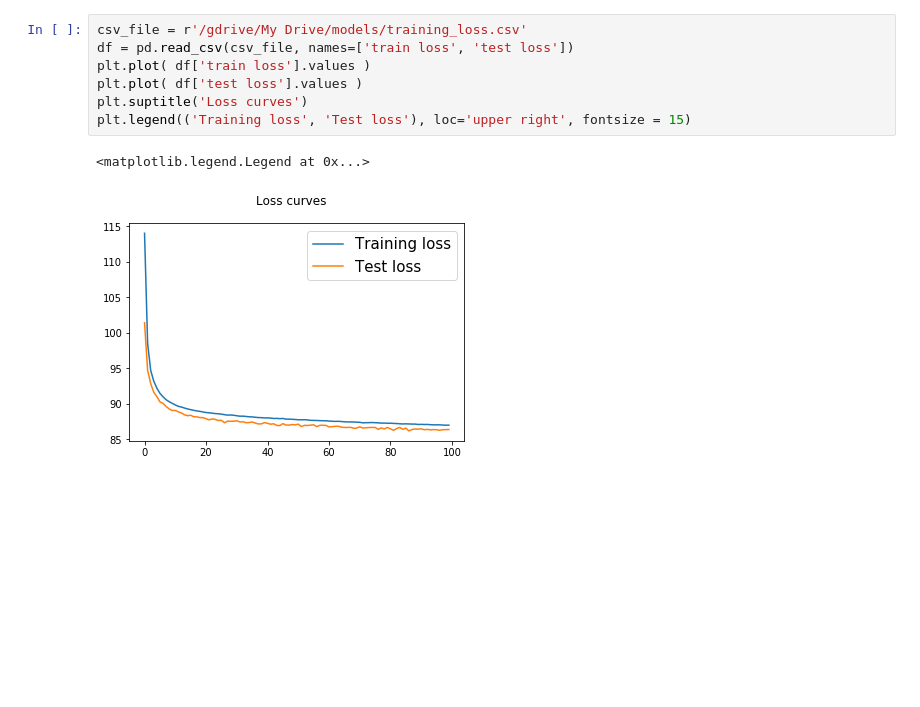
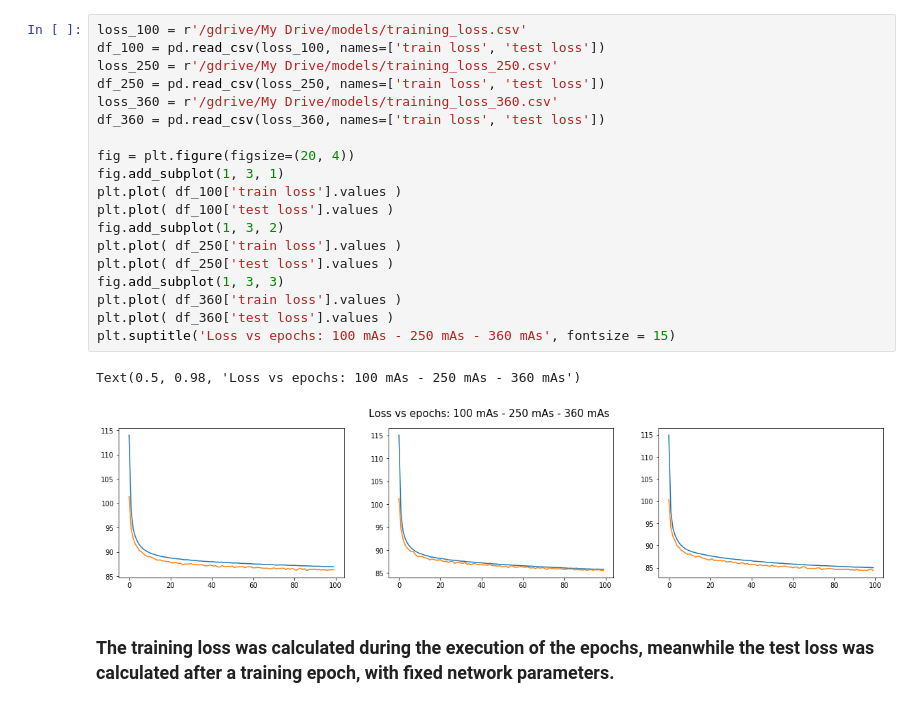
Before and after one commit to juanigp/CT-denoising, a Jupyter notebook: Training_results.ipynb, the cells around one changed output. Saved outputs shown, nothing was run; the diff lists cells and outputs as text; blank space fills up the shorter version.

```diff
--- a/Training_results.ipynb
+++ b/Training_results.ipynb
@@ -16,10 +40,24 @@ Mounted at /gdrive
-# %%
-csv_file = r'/gdrive/My Drive/models/training_loss.csv'
-df = pd.read_csv(csv_file, names=['train loss', 'test loss'])
-plt.plot( df['train loss'].values )
-plt.plot( df['test loss'].values )
-plt.suptitle('Loss curves')
-plt.legend(('Training loss', 'Test loss'), loc='upper right', fontsize = 15)
-# %% [output]
-<matplotlib.legend.Legend at 0x...>
-[figure, removed]
+# %%
+loss_100 = r'/gdrive/My Drive/models/training_loss.csv'
+df_100 = pd.read_csv(loss_100, names=['train loss', 'test loss'])
+loss_250 = r'/gdrive/My Drive/models/training_loss_250.csv'
+df_250 = pd.read_csv(loss_250, names=['train loss', 'test loss'])
+loss_360 = r'/gdrive/My Drive/models/training_loss_360.csv'
+df_360 = pd.read_csv(loss_360, names=['train loss', 'test loss'])
+
+fig = plt.figure(figsize=(20, 4))
+fig.add_subplot(1, 3, 1)
+plt.plot( df_100['train loss'].values )
+plt.plot( df_100['test loss'].values )
+fig.add_subplot(1, 3, 2)
+plt.plot( df_250['train loss'].values )
+plt.plot( df_250['test loss'].values )
+fig.add_subplot(1, 3, 3)
+plt.plot( df_360['train loss'].values )
+plt.plot( df_360['test loss'].values )
+plt.suptitle('Loss vs epochs: 100 mAs - 250 mAs - 360 mAs', fontsize = 15)
+# %% [output]
+Text(0.5, 0.98, 'Loss vs epochs: 100 mAs - 250 mAs - 360 mAs')
+[figure, added]
+# %% [markdown]
+### The training loss was calculated during the execution of the epochs, meanwhile the test loss was calculated after a training epoch, with fixed network parameters.
```
Also changed, not shown: parts of 6 cells of this notebook.
